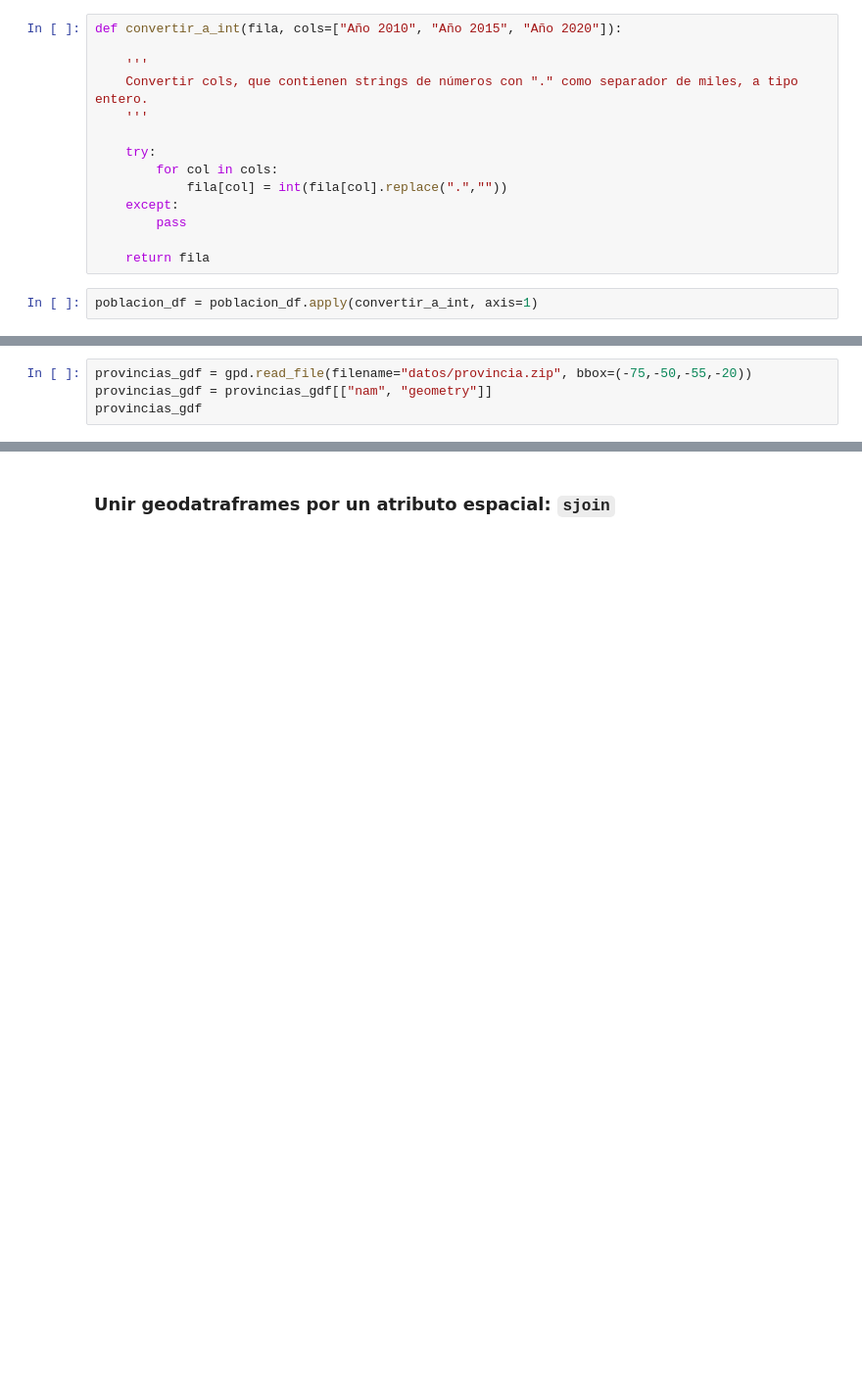
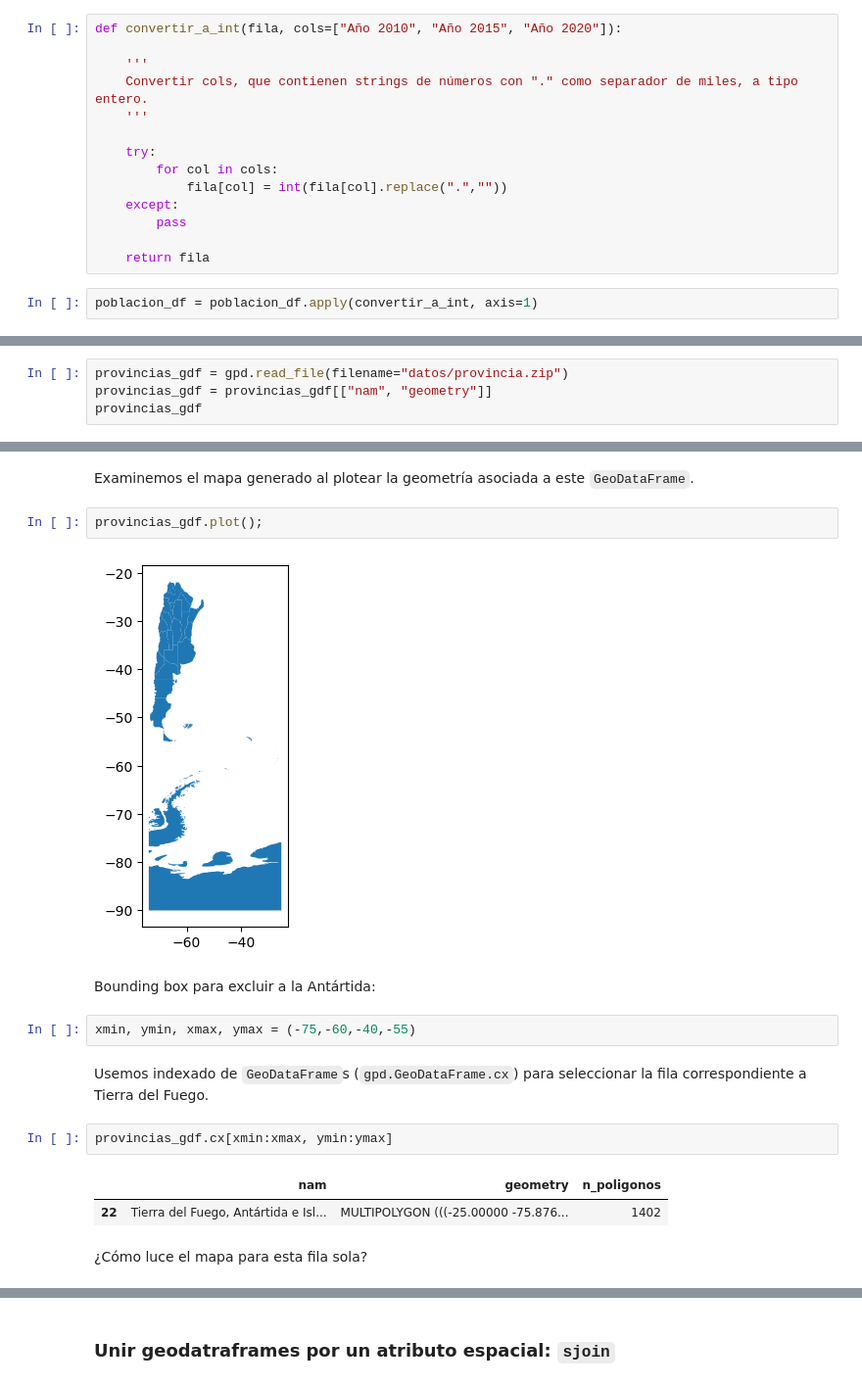
Before and after one commit to BelenMichel/PythonParaEconomistas2022, a Jupyter notebook: Clase6/PythEcon2022_c6.ipynb, the cells around one changed output, grey strips where cells are left out. Shown at 98% size. Saved outputs shown, nothing was run; the diff lists cells and outputs as text; blank space fills up the shorter version.

```diff
--- a/Clase6/PythEcon2022_c6.ipynb
+++ b/Clase6/PythEcon2022_c6.ipynb
@@ -52,4 +127,4 @@ poblacion_df = poblacion_df.apply(convertir_a_int, axis=1)
 # %%
-provincias_gdf = gpd.read_file(filename="datos/provincia.zip", bbox=(-75,-50,-55,-20))
+provincias_gdf = gpd.read_file(filename="datos/provincia.zip")
 provincias_gdf = provincias_gdf[["nam", "geometry"]]
 provincias_gdf
@@ -55,0 +149,19 @@ provincias_gdf
+# %% [markdown]
+Examinemos el mapa generado al plotear la geometría asociada a este `GeoDataFrame`.
+# %%
+provincias_gdf.plot();
+# %% [output]
+[figure, added]
+# %% [markdown]
+Bounding box para excluir a la Antártida:
+# %%
+xmin, ymin, xmax, ymax = (-75,-60,-40,-55)
+# %% [markdown]
+Usemos indexado de `GeoDataFrame`s (`gpd.GeoDataFrame.cx`) para seleccionar la fila correspondiente a Tierra del Fuego.
+# %%
+provincias_gdf.cx[xmin:xmax, ymin:ymax]
+# %% [output]
+|  | nam | geometry | n_poligonos |
+| 22 | Tierra del Fuego, Antártida e Isl... | MULTIPOLYGON (((-25.00000 -75.876... | 1402 |
+# %% [markdown]
+¿Cómo luce el mapa para esta fila sola?
```
Also changed, not shown: parts of 25 cells of this notebook.
